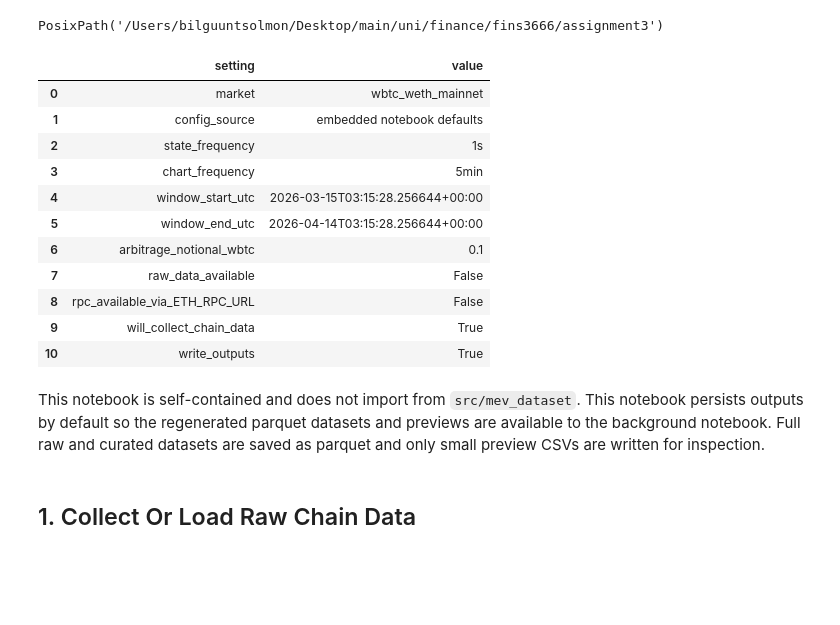
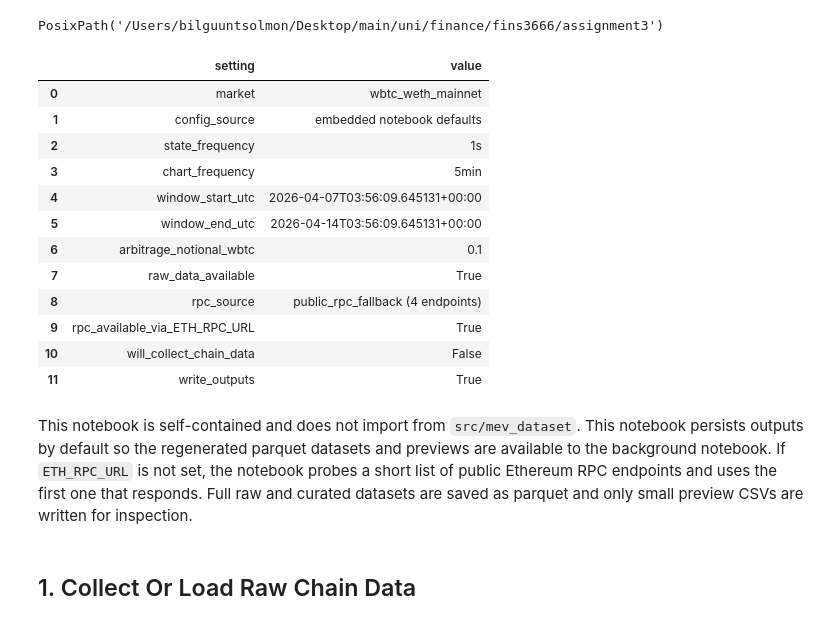
Before and after one commit to Bilguun1324/FINS3666-Group-Assignment, a Jupyter notebook: notebooks/02_end_to_end_mev_pipeline.ipynb, the cells around one changed output. Saved outputs shown, nothing was run; the diff lists cells and outputs as text; code cells hidden in the pictures; blank space fills up the shorter version.

```diff
--- a/notebooks/02_end_to_end_mev_pipeline.ipynb
+++ b/notebooks/02_end_to_end_mev_pipeline.ipynb
@@ -1828,46 +1843,84 @@ model_path = metadata_dir / f'opportunity_model_{STATE_TAG}.json'
 raw_files = ['event_logs.parquet', 'block_headers.parquet', 'pair_metadata.parquet']
 have_raw_data = all((raw_dir / name).exists() for name in raw_files)
 rpc_env_var = config.rpc.env_var
-rpc_available = bool(os.getenv(rpc_env_var))
+public_rpc_candidates = [
+    'https://rpc.flashbots.net',
+    'https://ethereum.publicnode.com',
+    'https://1rpc.io/eth',
+    'https://eth-mainnet.public.blastapi.io',
+    'https://eth.llamarpc.com',
+]
+
+def select_rpc_urls(env_value: str | None) -> tuple[list[str], str]:
+    if env_value:
+        return [env_value], rpc_env_var
+    block_payload = {'jsonrpc': '2.0', 'id': 1, 'method': 'eth_blockNumber', 'params': []}
+    working_candidates: list[str] = []
+    for candidate in public_rpc_candidates:
+        try:
+            response = requests.post(candidate, json=block_payload, timeout=10)
+            response.raise_for_status()
+            body = response.json()
+            latest_hex = body.get('result') if isinstance(body, dict) else None
+            if not latest_hex:
+                continue
+            latest_block = max(int(latest_hex, 16) - 1, 1)
+            test_payload = {'jsonrpc': '2.0', 'id': 1, 'method': 'eth_getBlockByNumber', 'params': [hex(latest_block), False]}
+            test_response = requests.post(candidate, json=test_payload, timeout=10)
+            test_response.raise_for_status()
+            test_body = test_response.json()
+            if isinstance(test_body, dict) and test_body.get('result'):
+                working_candidates.append(candidate)
+        except Exception:
+            continue
+    if working_candidates:
+        return working_candidates, f'public_rpc_fallback ({len(working_candidates)} endpoints)'
+    return [], 'unavailable'
+
+resolved_rpc_urls, rpc_source = select_rpc_urls(os.getenv(rpc_env_var))
+rpc_available = bool(resolved_rpc_urls)
 should_collect = REFRESH_CHAIN_DATA or not have_raw_data
 window_start, window_end = config.resolve_window()
 config_source = str(CONFIG_PATH.relative_to(PROJECT_ROOT)) if config_exists else 'embedded notebook defaults'
 
 runtime_summary = pd.DataFrame(
     [
         {'setting': 'market', 'value': config.market},
         {'setting': 'config_source', 'value': config_source},
         {'setting': 'state_frequency', 'value': STATE_FREQUENCY},
         {'setting': 'chart_frequency', 'value': PLOT_FREQUENCY},
         {'setting': 'window_start_utc', 'value': window_start.isoformat()},
         {'setting': 'window_end_utc', 'value': window_end.isoformat()},
         {'setting': 'arbitrage_notional_wbtc', 'value': config.arbitrage_notional_wbtc},
         {'setting': 'raw_data_available', 'value': have_raw_data},
+        {'setting': 'rpc_source', 'value': rpc_source},
         {'setting': f'rpc_available_via_{rpc_env_var}', 'value': rpc_available},
         {'setting': 'will_collect_chain_data', 'value': should_collect},
         {'setting': 'write_outputs', 'value': WRITE_OUTPUTS},
     ]
 )
 display(runtime_summary)
 display(Markdown(
     'This notebook is self-contained and does not import from `src/mev_dataset`. '
     'This notebook persists outputs by default so the regenerated parquet datasets and previews are available to the background notebook. '
+    'If `ETH_RPC_URL` is not set, the notebook probes a short list of public Ethereum RPC endpoints and uses the first one that responds. '
     'Full raw and curated datasets are saved as parquet and only small preview CSVs are written for inspection.'
 ))
 # %% [output]
 |  | setting | value |
 | 0 | market | wbtc_weth_mainnet |
 | 1 | config_source | embedded notebook defaults |
 | 2 | state_frequency | 1s |
 | 3 | chart_frequency | 5min |
-| 4 | window_start_utc | 2026-03-15T03:15:28.256644+00:00 |
-| 5 | window_end_utc | 2026-04-14T03:15:28.256644+00:00 |
+| 4 | window_start_utc | 2026-04-07T03:56:09.645131+00:00 |
+| 5 | window_end_utc | 2026-04-14T03:56:09.645131+00:00 |
 | 6 | arbitrage_notional_wbtc | 0.1 |
-| 7 | raw_data_available | False |
-| 8 | rpc_available_via_ETH_RPC_URL | False |
-| 9 | will_collect_chain_data | True |
-| 10 | write_outputs | True |
+| 7 | raw_data_available | True |
+| 8 | rpc_source | public_rpc_fallback (4 endpoints) |
+| 9 | rpc_available_via_ETH_RPC_URL | True |
+| 10 | will_collect_chain_data | False |
+| 11 | write_outputs | True |
-This notebook is self-contained and does not import from `src/mev_dataset`. This notebook persists outputs by default so the regenerated parquet datasets and previews are available to the background notebook. Full raw and curated datasets are saved as parquet and only small preview CSVs are written for inspection.
+This notebook is self-contained and does not import from `src/mev_dataset`. This notebook persists outputs by default so the regenerated parquet datasets and previews are available to the background notebook. If `ETH_RPC_URL` is not set, the notebook probes a short list of public Ethereum RPC endpoints and uses the first one that responds. Full raw and curated datasets are saved as parquet and only small preview CSVs are written for inspection.
 # %% [markdown]
 ## 1. Collect Or Load Raw Chain Data
 # %%
```
Also changed, not shown: parts of 10 cells of this notebook, 21 other files.
